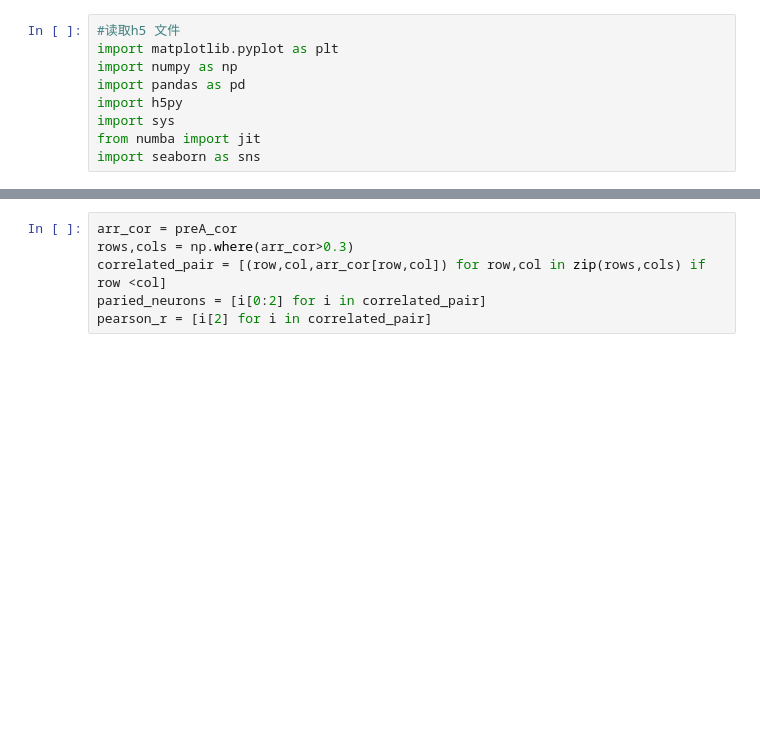
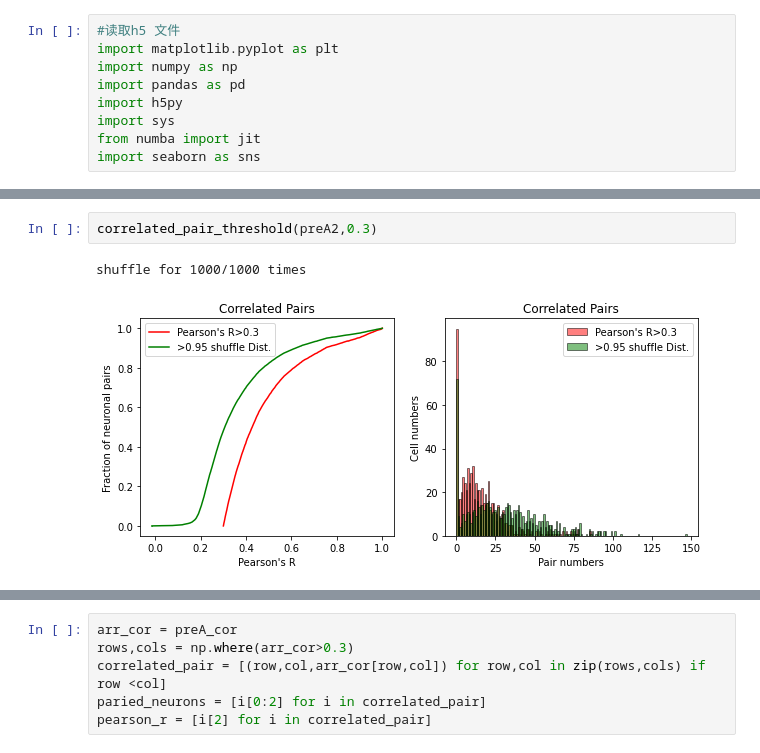
Before and after one commit to SabriQ/g_mylab, a Jupyter notebook: developing/graph/Untitled.ipynb, the cells around one changed output, grey strips where cells are left out. Saved outputs shown, nothing was run; the diff lists cells and outputs as text; blank space fills up the shorter version.

```diff
--- a/developing/graph/Untitled.ipynb
+++ b/developing/graph/Untitled.ipynb
@@ -85,0 +98,5 @@ shuffle for 1000/1000 times
+# %%
+correlated_pair_threshold(preA2,0.3)
+# %% [output]
+shuffle for 1000/1000 times
+[figure, added]
```
Also changed, not shown: parts of 6 cells of this notebook, 1 other file.
